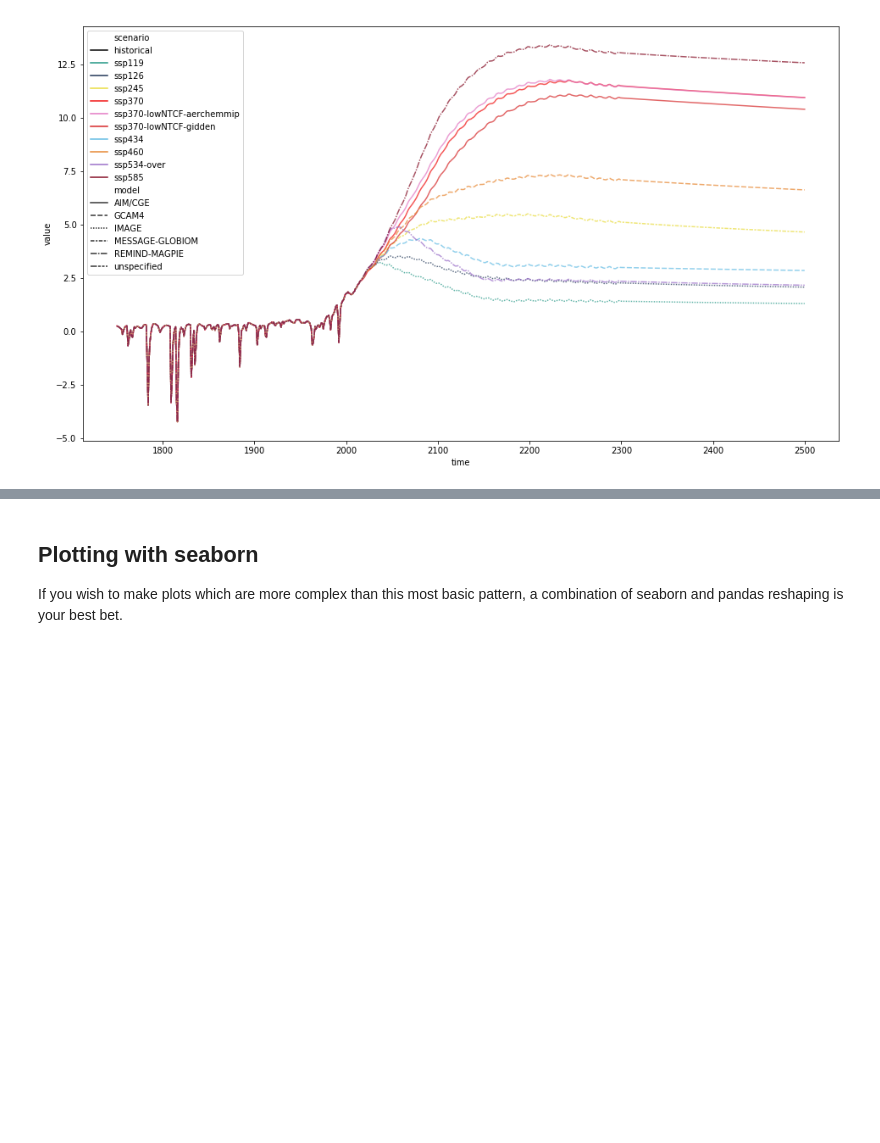
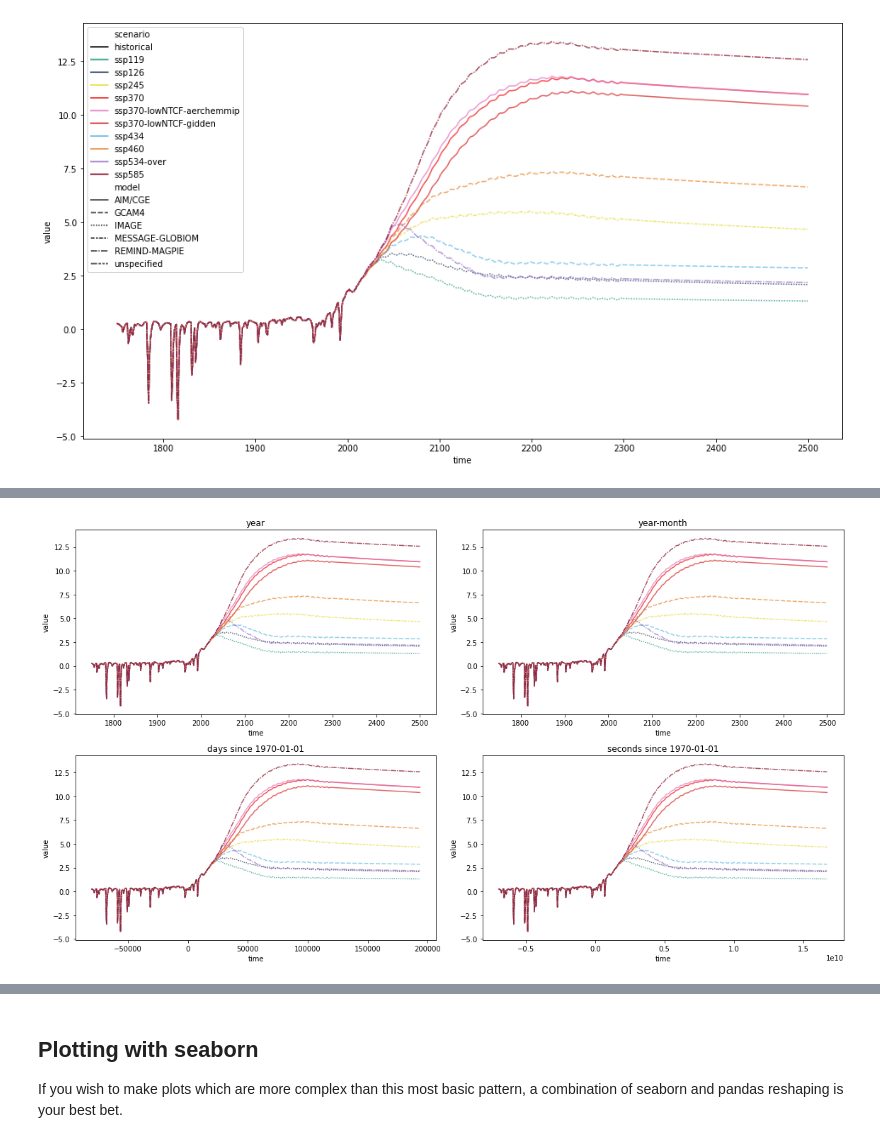
Before and after one commit to openscm/scmdata, a Jupyter notebook: notebooks/plotting-with-seaborn.ipynb, the cells around one changed output, grey strips where cells are left out. Saved outputs shown, nothing was run; the diff lists cells and outputs as text; code cells hidden in the pictures; blank space fills up the shorter version.

```diff
--- a/notebooks/plotting-with-seaborn.ipynb
+++ b/notebooks/plotting-with-seaborn.ipynb
@@ -59,0 +83,21 @@ rcmip_db.filter(variable="Effective Radiative Forcing").lineplot(
+# %%
+# NBVAL_IGNORE_OUTPUT
+fig, axes = plt.subplots(figsize=(16, 9), nrows=2, ncols=2)
+
+pdb = rcmip_db.filter(variable="Effective Radiative Forcing")
+for ax, time_axis in zip(axes.flatten(), ["year", "year-month", "days since 1970-01-01", "seconds since 1970-01-01"]):
+    pdb.lineplot(
+        ax=ax,
+        hue="scenario",
+        palette=RCMIP_SCENARIO_COLOURS,
+        hue_order=RCMIP_SCENARIO_COLOURS.keys(),
+        style="model",
+        alpha=0.7,
+        time_axis=time_axis,
+        legend=False,
+    )
+    ax.set_title(time_axis)
+
+plt.tight_layout()
+# %% [output]
+[figure, added]
```
Also changed, not shown: parts of 7 cells of this notebook.
